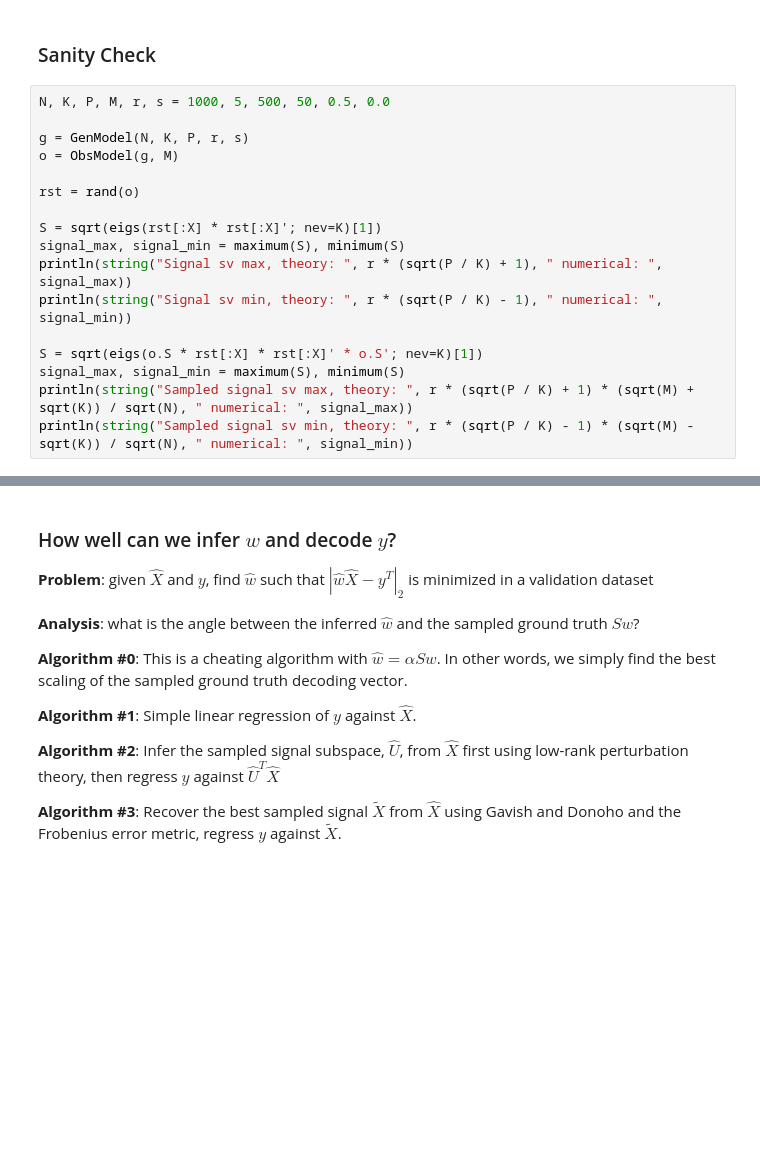
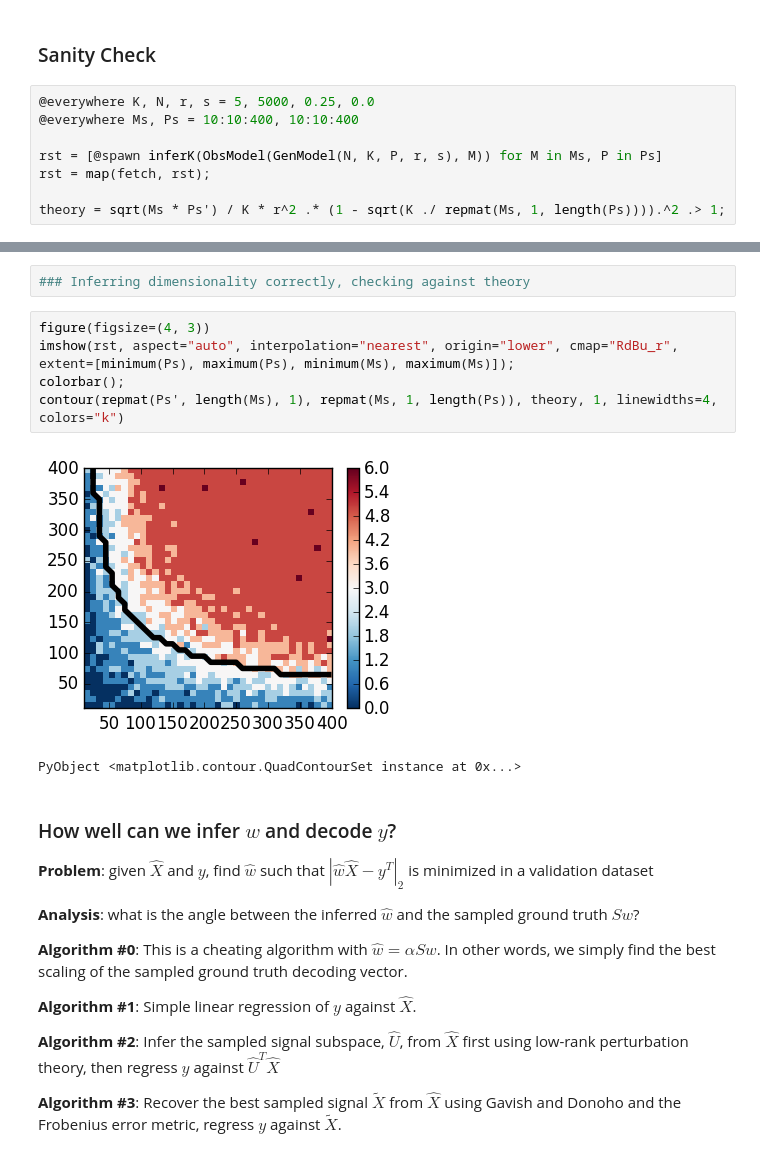
Before and after one commit to ganguli-lab/single-trial, a Jupyter notebook: Static Decoding.ipynb, the cells around one changed output, grey strips where cells are left out. Saved outputs shown, nothing was run; the diff lists cells and outputs as text; blank space fills up the shorter version.

Commit message:
reorganized folder directory, working dimensionality theory in static decoding notebook

```diff
--- a/Static Decoding.ipynb
+++ b/Static Decoding.ipynb
@@ -93,20 +111,11 @@ end
 end
 # %% [markdown]
 ### Sanity Check
-# %%
-N, K, P, M, r, s = 1000, 5, 500, 50, 0.5, 0.0
-
-g = GenModel(N, K, P, r, s)
-o = ObsModel(g, M)
-
-rst = rand(o)
-
-S = sqrt(eigs(rst[:X] * rst[:X]'; nev=K)[1])
-signal_max, signal_min = maximum(S), minimum(S)
-println(string("Signal sv max, theory: ", r * (sqrt(P / K) + 1), " numerical: ", signal_max))
-println(string("Signal sv min, theory: ", r * (sqrt(P / K) - 1), " numerical: ", signal_min))
-
-S = sqrt(eigs(o.S * rst[:X] * rst[:X]' * o.S'; nev=K)[1])
-signal_max, signal_min = maximum(S), minimum(S)
-println(string("Sampled signal sv max, theory: ", r * (sqrt(P / K) + 1) * (sqrt(M) + sqrt(K)) / sqrt(N), " numerical: ", signal_max))
-println(string("Sampled signal sv min, theory: ", r * (sqrt(P / K) - 1) * (sqrt(M) - sqrt(K)) / sqrt(N), " numerical: ", signal_min))
+# %%
+@everywhere K, N, r, s = 5, 5000, 0.25, 0.0
+@everywhere Ms, Ps = 10:10:400, 10:10:400
+
+rst = [@spawn inferK(ObsModel(GenModel(N, K, P, r, s), M)) for M in Ms, P in Ps]
+rst = map(fetch, rst);
+
+theory = sqrt(Ms * Ps') / K * r^2 .* (1 - sqrt(K ./ repmat(Ms, 1, length(Ps)))).^2 .> 1;
@@ -113,3 +161,13 @@ println(string("Sampled signal sv min, theory: ", r * (sqrt(P / K) - 1) * (sqrt(
+# %%
+### Inferring dimensionality correctly, checking against theory
+# %%
+figure(figsize=(4, 3))
+imshow(rst, aspect="auto", interpolation="nearest", origin="lower", cmap="RdBu_r", extent=[minimum(Ps), maximum(Ps), minimum(Ms), maximum(Ms)]);
+colorbar();
+contour(repmat(Ps', length(Ms), 1), repmat(Ms, 1, length(Ps)), theory, 1, linewidths=4, colors="k")
+# %% [output]
+[figure, added]
+PyObject <matplotlib.contour.QuadContourSet instance at 0x...>
 # %% [markdown]
 ### How well can we infer $w$ and decode $y$?
 
```
Also changed, not shown: parts of 13 cells of this notebook, 5 other files.
